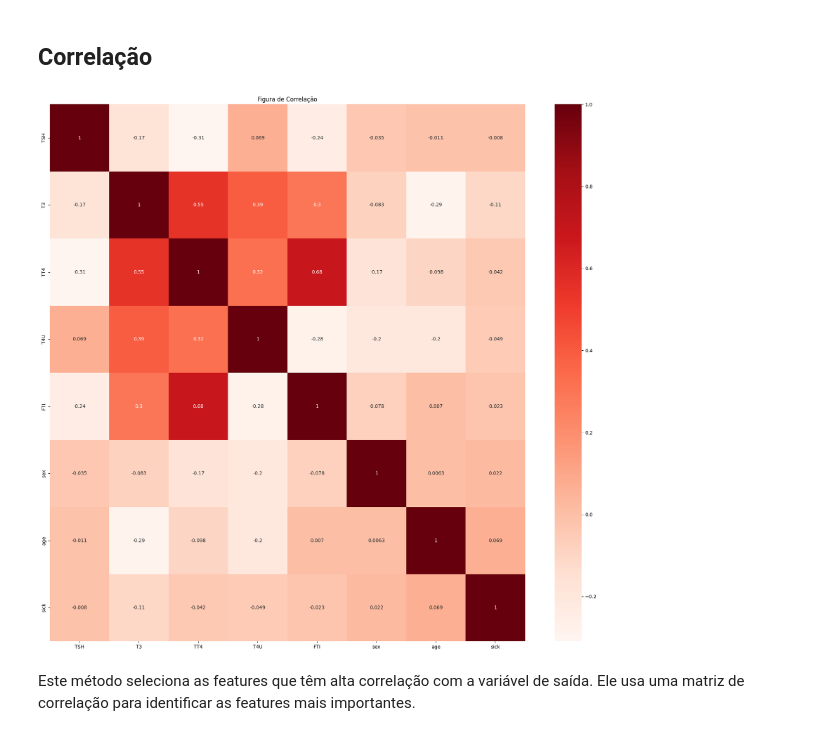
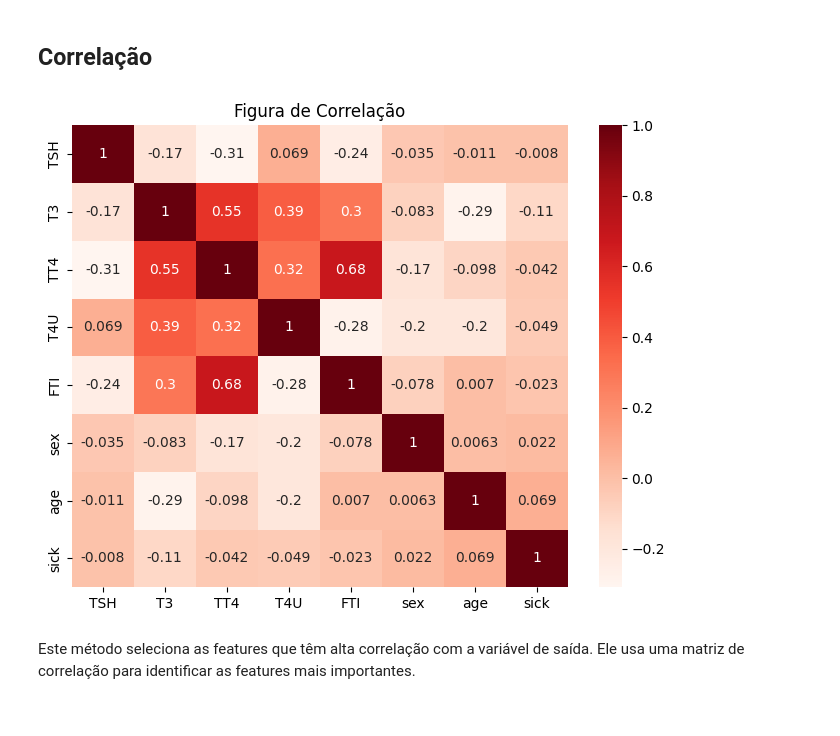
Before and after one commit to cilab-ufersa/euthyroid_sick_syndrome, a Jupyter notebook: euthyroid_sick_syndrome/CBIC23.ipynb, the cells around one changed output. Drawn from its saved outputs; the diff is of its cells as text; code cells hidden in the pictures.

```diff
--- a/euthyroid_sick_syndrome/CBIC23.ipynb
+++ b/euthyroid_sick_syndrome/CBIC23.ipynb
@@ -146,13 +146,13 @@ Neste método foi usado o Random Forest para selecionar as features mais importa
 # %% [markdown]
 ## Correlação
 # %%
-plt.figure(figsize=(22,20))
+plt.figure(figsize=(8,6))
 cor = dataset[['TSH', 'T3', 'TT4', 'T4U', 'FTI', 'sex', 'age', 'sick']].corr()
 sns.heatmap(cor, annot=True, cmap=plt.cm.Reds)
 plt.title('Figura de Correlação')
 plt.savefig('Correlacao.png', dpi=300, bbox_inches='tight')
 # %% [output]
-[figure, old version]
+[figure, new version]
 # %% [markdown]
 Este método seleciona as features que têm alta correlação com a variável de saída. Ele usa uma matriz de correlação para identificar as features mais importantes.
 # %% [markdown]
```
Also changed, not shown: parts of 1 cell of this notebook, 5 other files.
